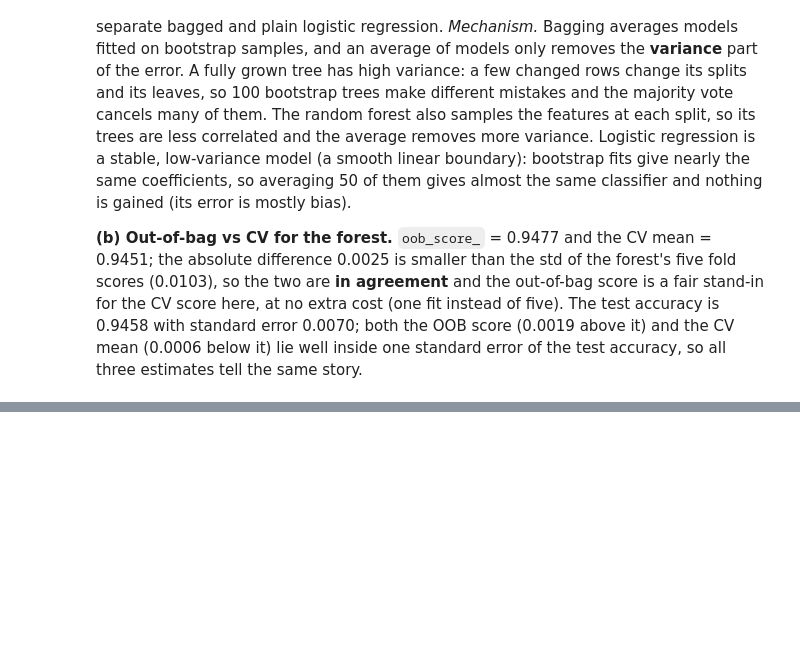
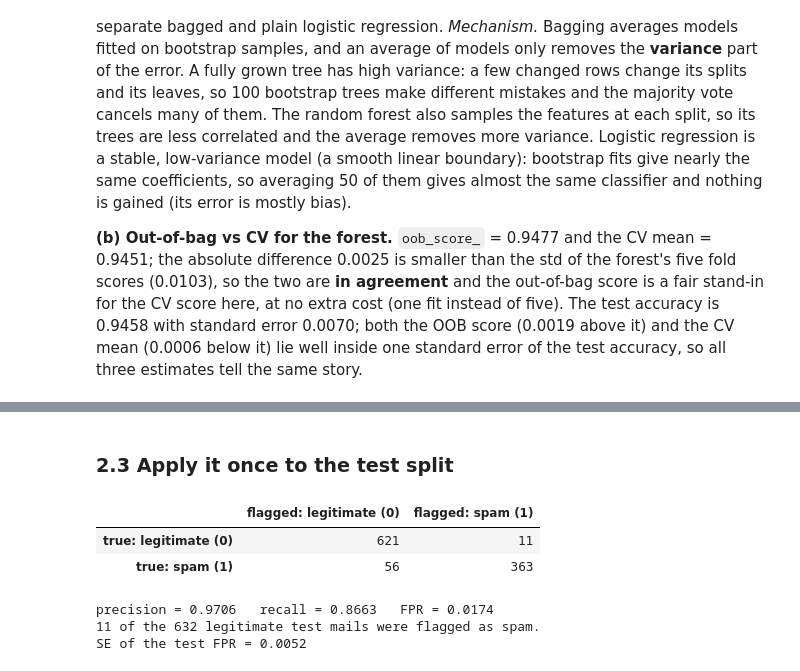
Before and after one commit to Uni-courses-CSS3004-ENG-1/task-04-ML-course, a Jupyter notebook: Imamsidikov_task4.ipynb, the cells around one changed output, grey strips where cells are left out. Saved outputs shown, nothing was run; the diff lists cells and outputs as text; code cells hidden in the pictures; blank space fills up the shorter version.

```diff
--- a/Imamsidikov_task4.ipynb
+++ b/Imamsidikov_task4.ipynb
@@ -215,0 +271,19 @@ lie well inside one standard error of the test accuracy, so all three estimates
+# %% [markdown]
+### 2.3 Apply it once to the test split
+# %%
+flag = (rf.predict_proba(X_test)[:, 1] >= t).astype(int)
+cm = confusion_matrix(y_test, flag, labels=[0, 1])
+tn, fp, fn, tp = cm.ravel()
+display(pd.DataFrame(cm, index=["true: legitimate (0)", "true: spam (1)"],
+                     columns=["flagged: legitimate (0)", "flagged: spam (1)"]))
+prec_t, rec_t, fpr_t = tp / (tp + fp), tp / (tp + fn), fp / (fp + tn)
+print(f"precision = {prec_t:.4f}   recall = {rec_t:.4f}   FPR = {fpr_t:.4f}")
+print(f"{fp} of the {fp + tn} legitimate test mails were flagged as spam.")
+print(f"SE of the test FPR = {math.sqrt(fpr_t * (1 - fpr_t) / (fp + tn)):.4f}")
+# %% [output]
+|  | flagged: legitimate (0) | flagged: spam (1) |
+| true: legitimate (0) | 621 | 11 |
+| true: spam (1) | 56 | 363 |
+precision = 0.9706   recall = 0.8663   FPR = 0.0174
+11 of the 632 legitimate test mails were flagged as spam.
+SE of the test FPR = 0.0052
```
Also changed, not shown: parts of 5 cells of this notebook.
